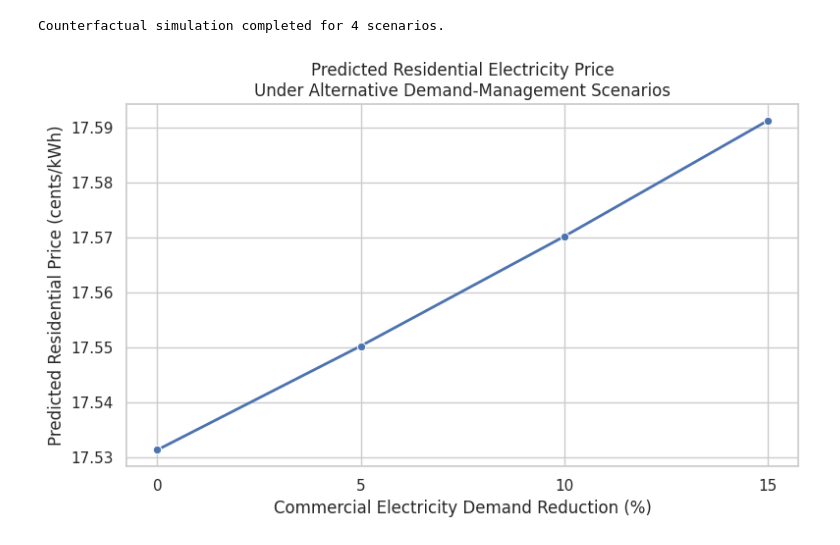
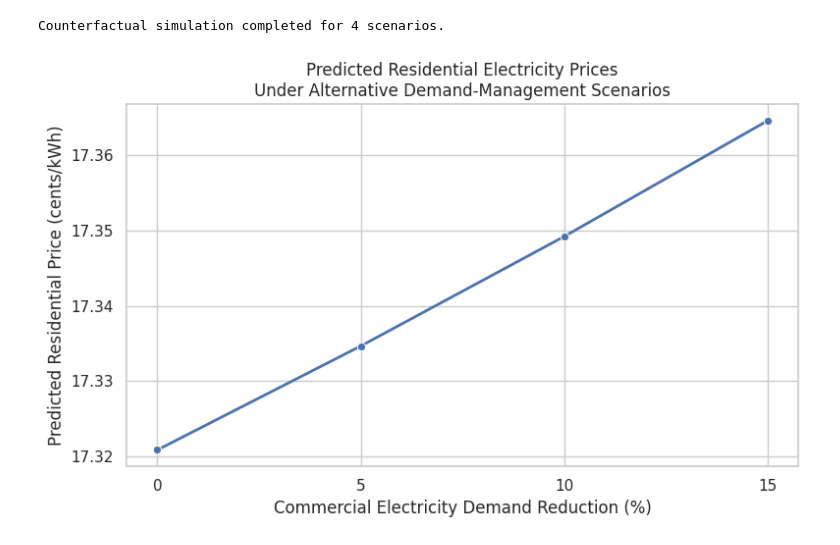
Before and after one commit to bahmedx/730, a Jupyter notebook: W5P2.ipynb, the cells around one changed output. Cells and saved outputs as stored; diff of their text form; code cells hidden in the pictures.

```diff
--- a/W5P2.ipynb
+++ b/W5P2.ipynb
@@ -90,8 +90,8 @@ def get_eia_retail_data(api_key, start_year, end_year):
             ("data[1]", "revenue"),
             ("data[2]", "price"),
             ("data[3]", "customers"),
-            ("start", str(start_year)),
-            ("end", str(end_year)),
+            ("start", f"{start_year}-01"),
+            ("end", f"{end_year}-12"),
             ("offset", offset),
             ("length", page_size)
         ]
@@ -853,35 +945,35 @@ Counterfactual simulation completed for 4 scenarios.
 
 plt.figure(figsize=(8, 5))
 
 sns.lineplot(
     data=scenario_results,
     x="Demand Reduction (%)",
     y="Predicted Price (cents/kWh)",
     marker="o",
     linewidth=2
 )
 
 plt.title(
-    "Predicted Residential Electricity Price\n"
+    "Predicted Residential Electricity Prices\n"
     "Under Alternative Demand-Management Scenarios"
 )
 
 plt.xlabel(
     "Commercial Electricity Demand Reduction (%)"
 )
 
 plt.ylabel(
     "Predicted Residential Price (cents/kWh)"
 )
 
 plt.xticks(
     scenario_results["Demand Reduction (%)"]
 )
 
 plt.tight_layout()
 plt.show()
 # %% [output]
-[figure, old version]
+[figure, new version]
 # %%
 # ============================================================
 # CELL 16: FINAL RESULTS SUMMARY
```
Also changed, not shown: parts of 12 cells of this notebook.
